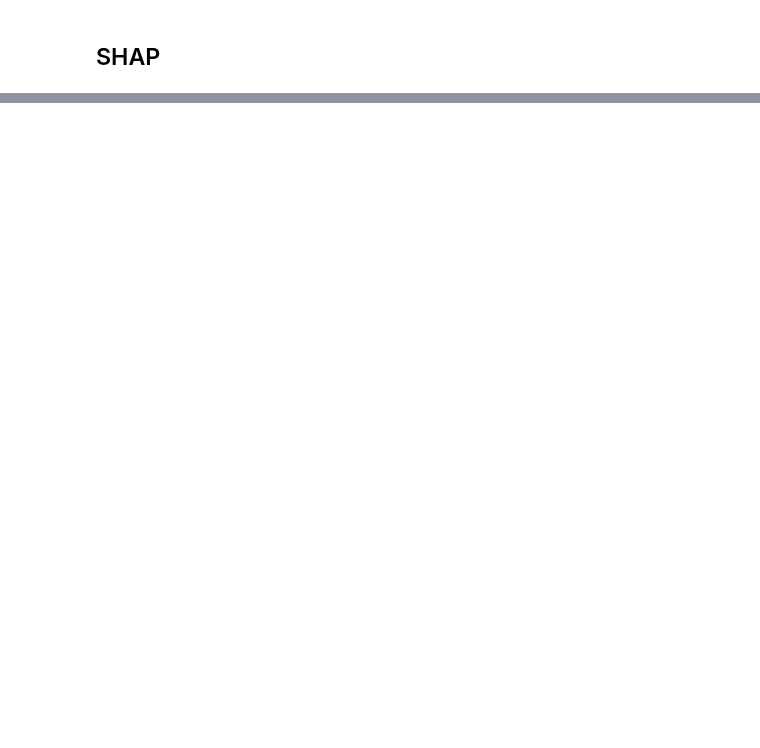
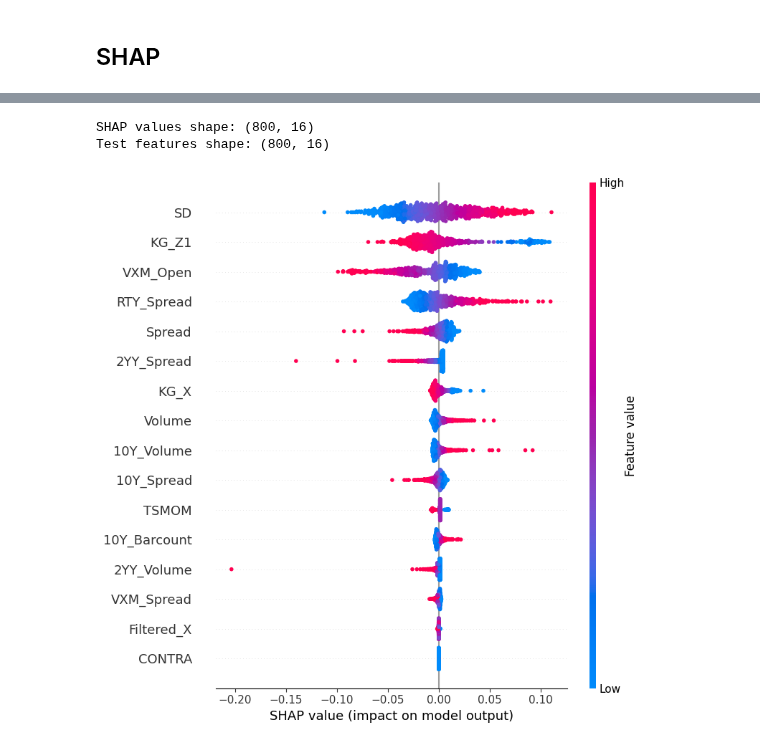
Before and after one commit to adamd1985/intra_day_futures_arb, a Jupyter notebook: cnn_algo.ipynb, the cells around one changed output, grey strips where cells are left out. Cells and saved outputs as stored; diff of their text form; code cells hidden in the pictures; blank space fills up the shorter version.

```diff
--- a/cnn_algo.ipynb
+++ b/cnn_algo.ipynb
@@ -203,8 +203,9 @@ with strategy.scope():
     if not os.path.exists(FUTURES_TMP_FILE):
         futs_exog_df = process_exog(MARKET_FUTS, futs_df)
         train_agri_ts, val_agri_ts = process_futures(FUTS, futs_df, futs_exog_df, TRAIN_SIZE, INTERVAL)
-        # train_agri_ts = oversample_mean_reversions(train_agri_ts, HALF_LIFE)
-        # val_agri_ts = oversample_mean_reversions(val_agri_ts, HALF_LIFE)
+        # Same as SMOTE, but reusing the same TS with different MR algos.
+        train_agri_ts = oversample_mean_reversions(train_agri_ts, HALF_LIFE)
+        val_agri_ts = oversample_mean_reversions(val_agri_ts, HALF_LIFE)
         if CACHE:
             with open(FUTURES_TMP_FILE, 'wb') as f:
                 pickle.dump((train_agri_ts, val_agri_ts), f)
@@ -721,15 +871,22 @@ test_labels = np.concatenate([batch[1] for batch in sampled_testdataset], axis=0
 # %%
+shap.explainers._deep.deep_tf.op_handlers["LeakyRelu"] = shap.explainers._deep.deep_tf.op_handlers["Relu"]
+# this is a hack: https://github.com/shap/shap/issues/1463
+
 e = shap.DeepExplainer(model, background)
 
 shap_values = e.shap_values(test_features)
 if isinstance(shap_values, list):
     shap_values = shap_values[0]
 shap_values = np.squeeze(shap_values)
 
 print(f"SHAP values shape: {shap_values.shape}")
 print(f"Test features shape: {test_features.shape}")
 assert shap_values.shape == test_features.shape
 shap.summary_plot(shap_values, test_features, feature_names=FEATURES)
+# %% [output]
+SHAP values shape: (800, 16)
+Test features shape: (800, 16)
+[figure, added]
 # %%
 sample_index = 2
 e = shap.KernelExplainer(model, background)
```
Also changed, not shown: parts of 17 cells of this notebook, 7 other files.
